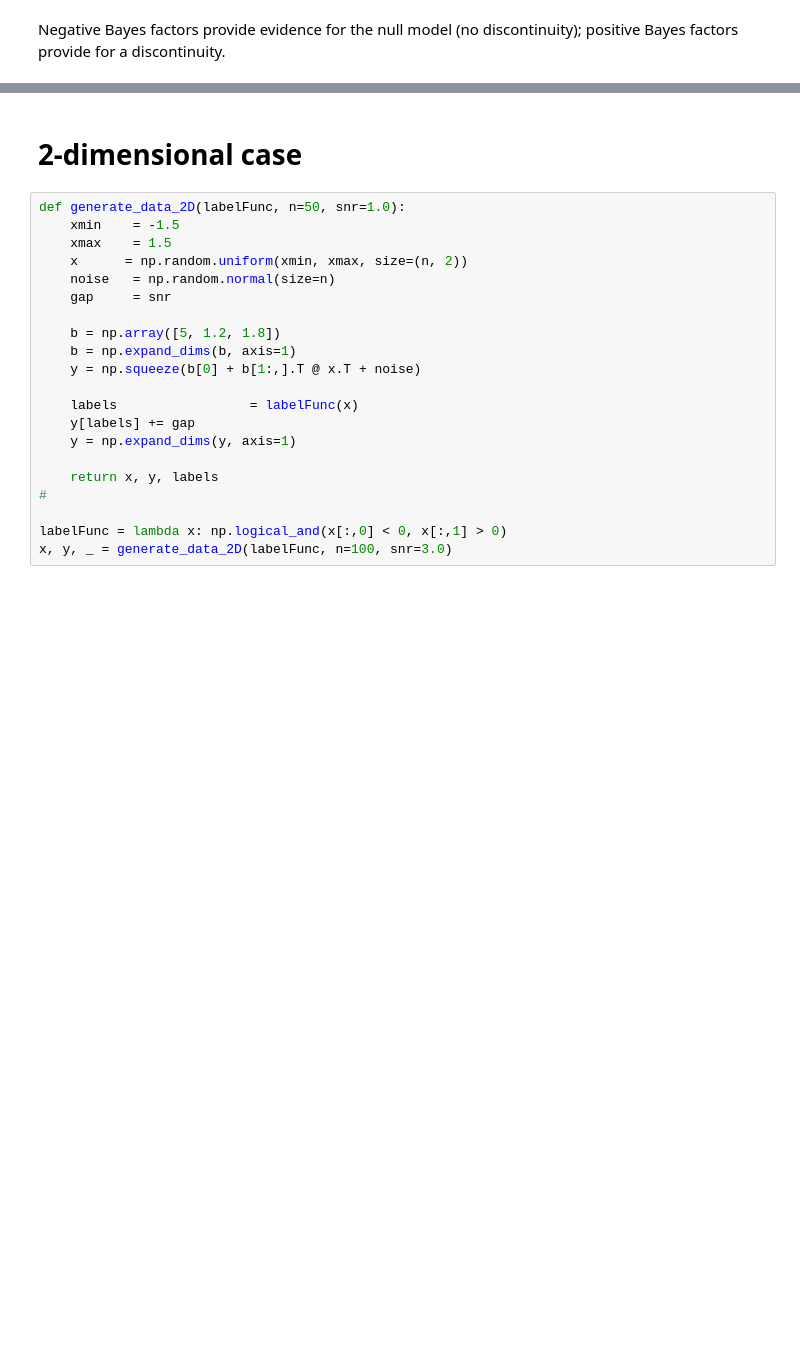
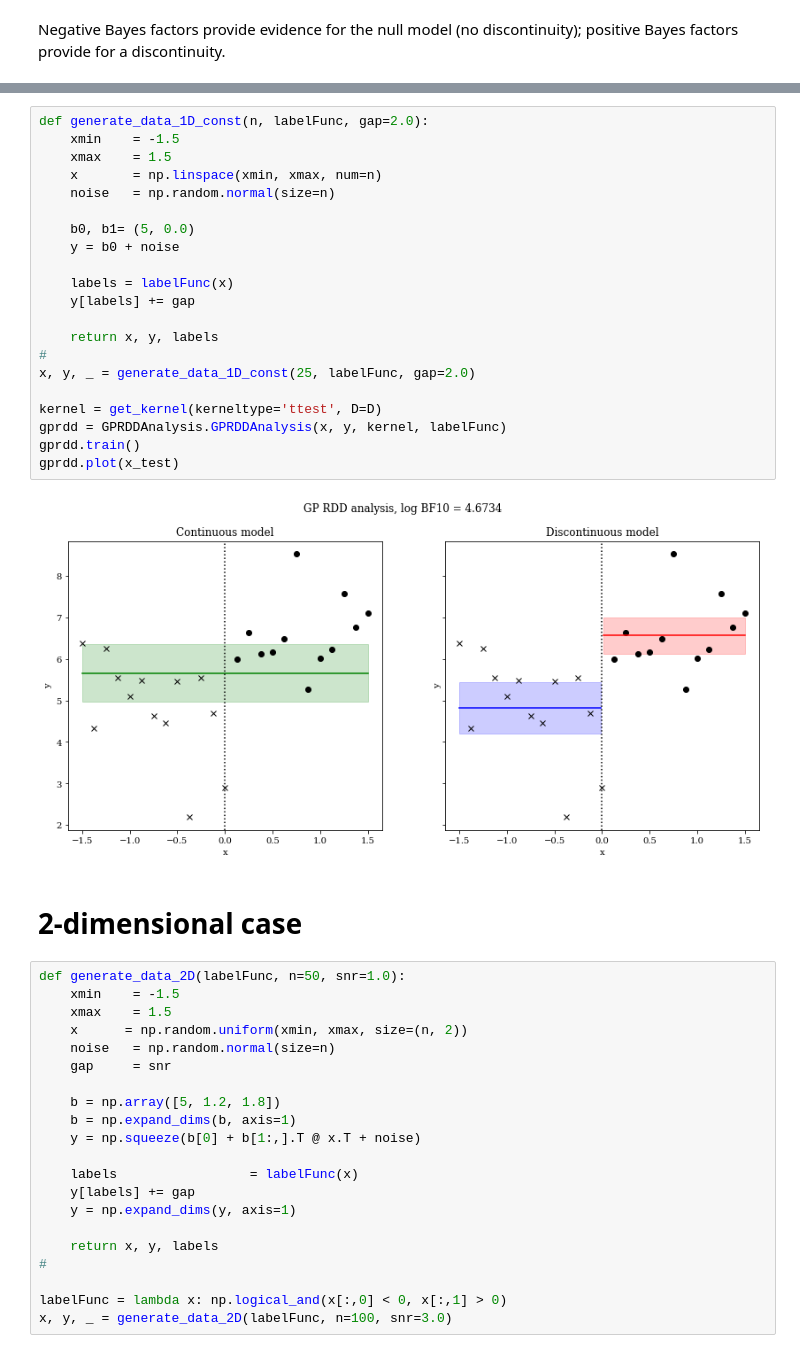
Before and after one commit to mhinne/GPRDD, a Jupyter notebook: GPRDD_notebook.ipynb, the cells around one changed output, grey strips where cells are left out. Drawn from its saved outputs; the diff is of its cells as text; blank space fills up the shorter version.

```diff
--- a/GPRDD_notebook.ipynb
+++ b/GPRDD_notebook.ipynb
@@ -71,3 +104,26 @@ Negative Bayes factors provide evidence for the null model (no discontinuity); p
+# %%
+def generate_data_1D_const(n, labelFunc, gap=2.0):
+    xmin    = -1.5
+    xmax    = 1.5
+    x       = np.linspace(xmin, xmax, num=n)
+    noise   = np.random.normal(size=n)
+
+    b0, b1= (5, 0.0)
+    y = b0 + noise
+
+    labels = labelFunc(x)
+    y[labels] += gap
+
+    return x, y, labels
+#
+x, y, _ = generate_data_1D_const(25, labelFunc, gap=2.0)
+
+kernel = get_kernel(kerneltype='ttest', D=D)
+gprdd = GPRDDAnalysis.GPRDDAnalysis(x, y, kernel, labelFunc)
+gprdd.train()
+gprdd.plot(x_test)
+# %% [output]
+[figure, added]
 # %% [markdown]
 # 2-dimensional case
 # %%
```
Also changed, not shown: parts of 12 cells of this notebook, 1 other file.
